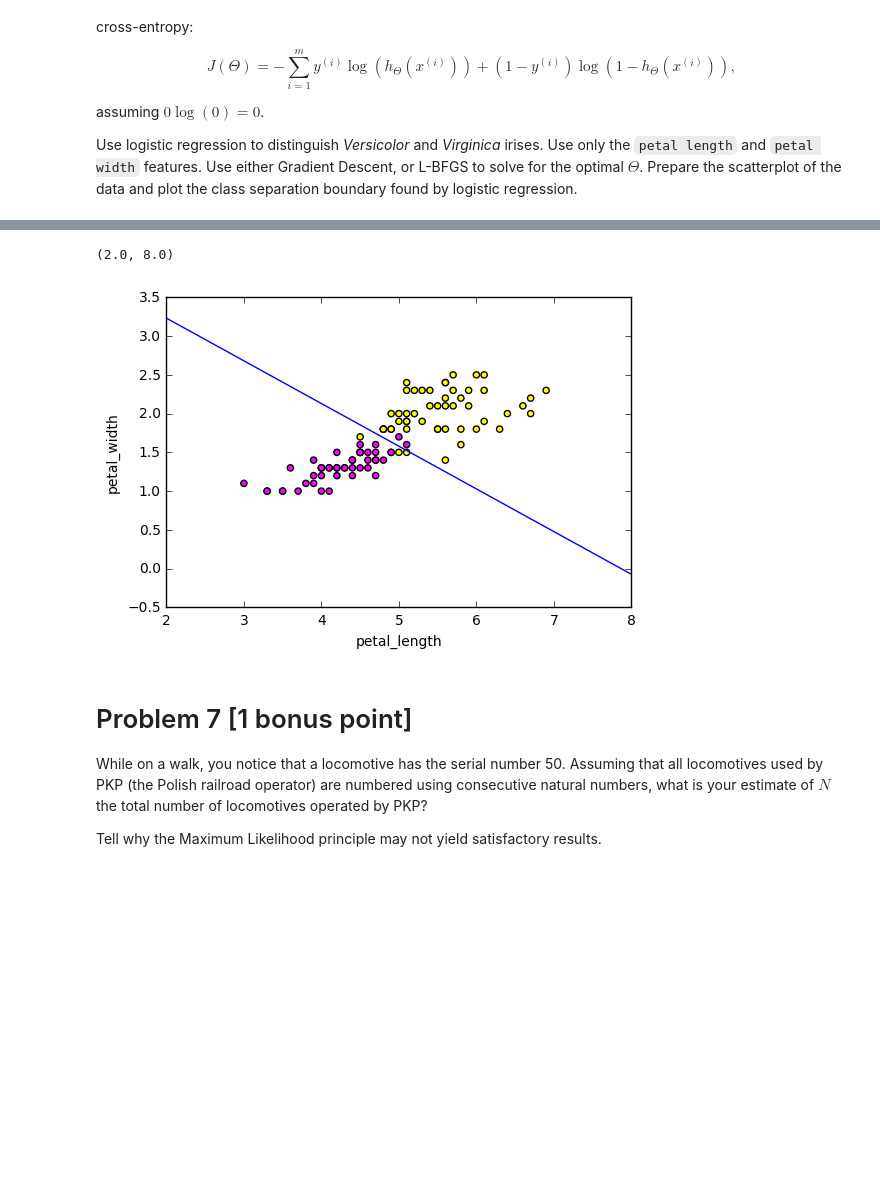
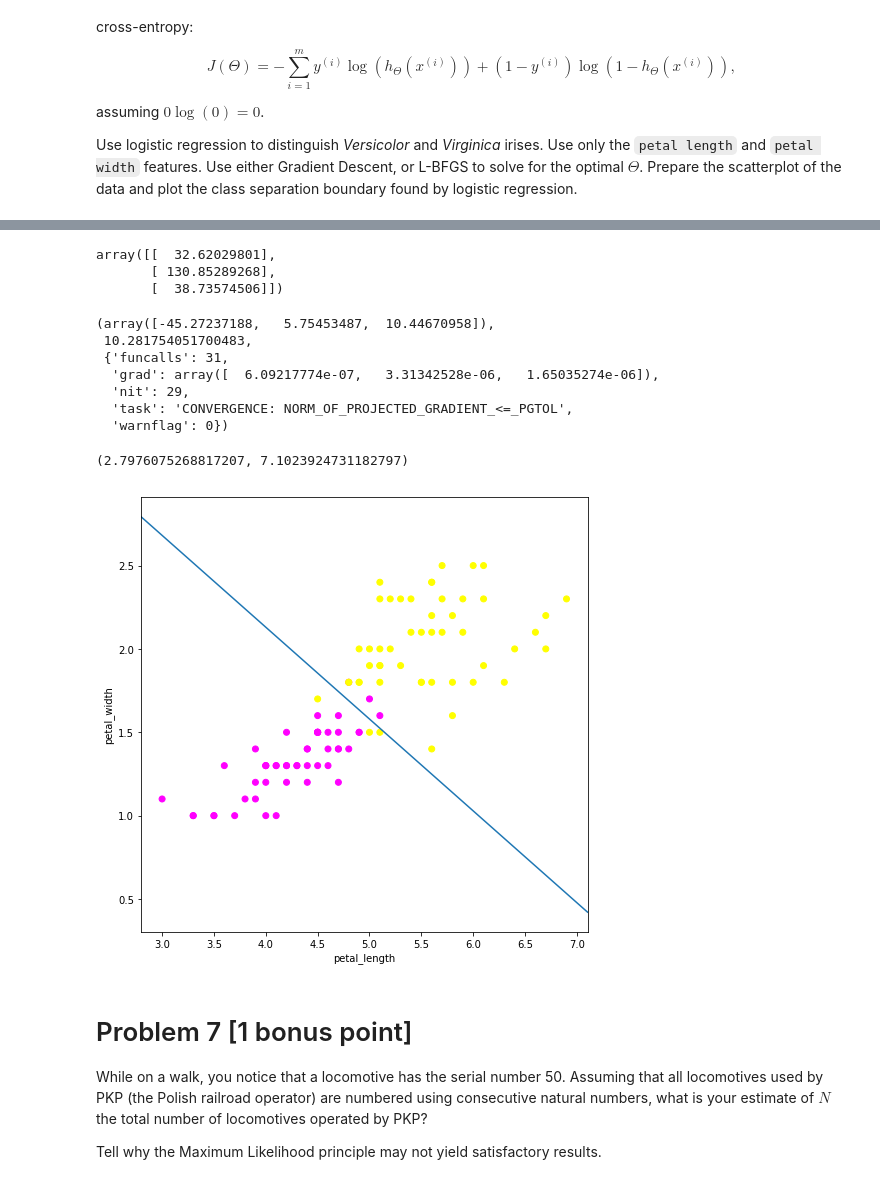
Before and after one commit to swistak35/nn_assignments, a Jupyter notebook: assignment3/Assignment3-mine.ipynb, the cells around one changed output, grey strips where cells are left out. Cells and saved outputs as stored; diff of their text form; code cells hidden in the pictures; blank space fills up the shorter version.

Commit message:
More tasks from assignment 3

```diff
--- a/assignment3/Assignment3-mine.ipynb
+++ b/assignment3/Assignment3-mine.ipynb
@@ -379,0 +438,13 @@ Found optimum at Shape: (2,)
+# %%
+#
+# Plot the value over iterations
+#
+pylab.rcParams['figure.figsize'] = (8, 8)
+
+ax = plt.subplot(111)
+ax.set_xscale("log", nonposx='clip')
+ax.set_yscale("log", nonposy='clip')
+
+for (alpha, values) in results:
+    plt.plot(range(len(values)), values, label = alpha)
+plt.legend()
@@ -509,4 +618,23 @@ ylabel('petal_width')
+# %%
+from scipy.special import expit
+
+X = IrisX
+Y = IrisY
+
+Theta0 = np.array([0.1, .2, .3])
+ThetaR = Theta0.reshape(X.shape[0],1)
+
+-np.sum(Y * np.log(expit(ThetaR.T.dot(X))) + (1 - Y)*np.log(1 - expit(ThetaR.T.dot(X))))
+
+X.dot((expit(ThetaR.T.dot(X)) - Y).T)
+#Y
+# %% [output]
+array([[  32.62029801],
+       [ 130.85289268],
+       [  38.73574506]])
 # %%
+from scipy.special import expit
+
 class LogisticRegressionCost(object):
     def __init__(self, X, Y):
         self.X = X
@@ -520,40 +648,57 @@ class LogisticRegressionCost(object):
         #reshape Theta
         ThetaR = Theta.reshape(X.shape[0],1)
 
-        nll = TODO
+        nll = -np.sum(Y * np.log(expit(ThetaR.T.dot(X))) + (1 - Y)*np.log(1 - expit(ThetaR.T.dot(X))))
 
-        grad = TODO
+        grad = X.dot((expit(ThetaR.T.dot(X)) - Y).T)
 
         #reshape gard into the shape of Theta, for fmin_l_bfsgb to work
         return nll, grad.reshape(Theta.shape)
 
 iris_log_reg = LogisticRegressionCost(IrisX, IrisY)
 
 #TODO: add afew gradient checks as in the code above!
 
 Theta0 = np.zeros((3))
 
 #
 # Call a solver
 #
 
-ThetaOpt = TODO
+import scipy.optimize as sopt
+lbfsg_hist = []
+def save_hist(x):
+    lbfsg_hist.append(np.array(x))
+
+lbfsgb_ret = sopt.fmin_l_bfgs_b(iris_log_reg, Theta0, callback=save_hist)
+lbfsg_hist = np.array(lbfsg_hist)
+
+display(lbfsgb_ret)
+
+ThetaOpt = lbfsgb_ret[0]
 
 
 #
 # Now plot the found separation line
 #
 
 scatter(IrisX[1,:], IrisX[2,:], c=IrisY.ravel(), cmap='spring')
 xlabel('petal_length')
 ylabel('petal_width')
 pl_min, pl_max = xlim()
 pl = linspace(pl_min, pl_max, 1000)
 plot(pl, -(ThetaOpt[0]+ThetaOpt[1]*pl)/ThetaOpt[2])
 xlim(pl_min, pl_max)
 # %% [output]
-(2.0, 8.0)
+(array([-45.27237188,   5.75453487,  10.44670958]),
+ 10.281754051700483,
+ {'funcalls': 31,
+  'grad': array([  6.09217774e-07,   3.31342528e-06,   1.65035274e-06]),
+  'nit': 29,
+  'task': 'CONVERGENCE: NORM_OF_PROJECTED_GRADIENT_<=_PGTOL',
+  'warnflag': 0})
+(2.7976075268817207, 7.1023924731182797)
-[figure, old version]
+[figure, new version]
 # %% [markdown]
 # Problem 7 [1 bonus point]
 
```
Also changed, not shown: parts of 13 cells of this notebook.
